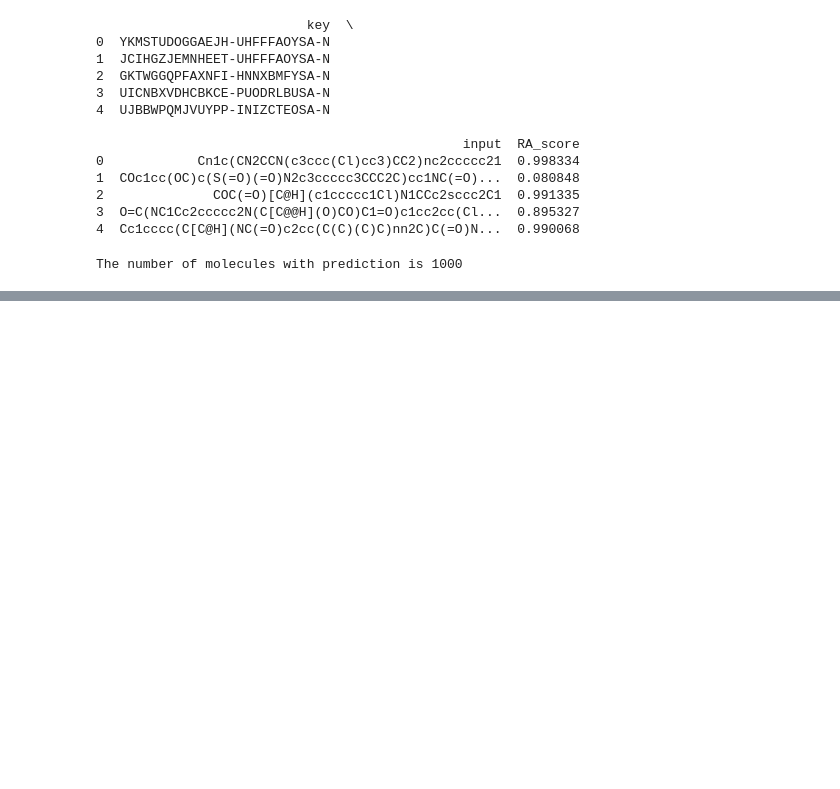
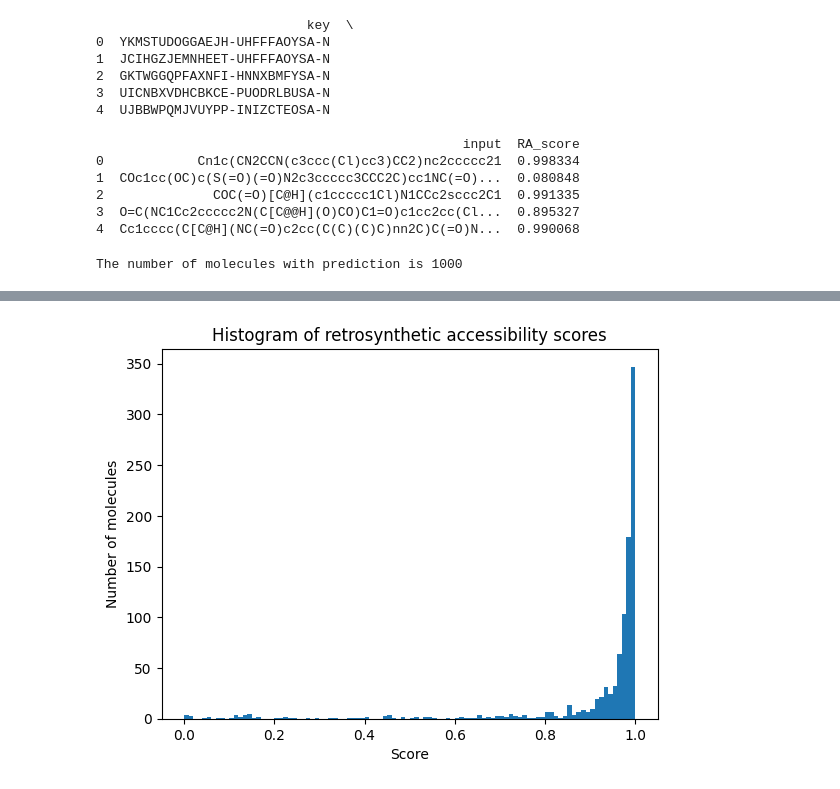
Before and after one commit to AlphonseBrandon/machine-learning-for-chemistry, a Jupyter notebook: notebooks/ra-score-prediction-model.ipynb, the cells around one changed output, grey strips where cells are left out. Saved outputs shown, nothing was run; the diff lists cells and outputs as text; code cells hidden in the pictures; blank space fills up the shorter version.

Commit message:
Plots and explanation of results

```diff
--- a/notebooks/ra-score-prediction-model.ipynb
+++ b/notebooks/ra-score-prediction-model.ipynb
@@ -249,0 +255,12 @@ The number of molecules with prediction is 1000
+# %%
+# @title Histogram of scores
+
+!pip install matplotlib
+import matplotlib.pyplot as plt
+
+plt.hist(output["RA_score"], bins=100)
+plt.xlabel("Score")
+plt.ylabel("Number of molecules")
+plt.title("Histogram of retrosynthetic accessibility scores")
+plt.show()
+# %% [output]
@@ -249,0 +286 @@ The number of molecules with prediction is 1000
+[figure, added]
```
Also changed, not shown: parts of 8 cells of this notebook.
